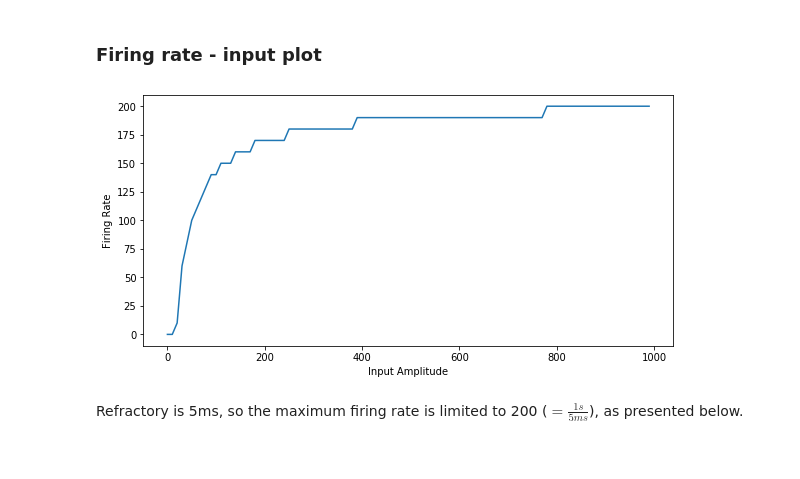
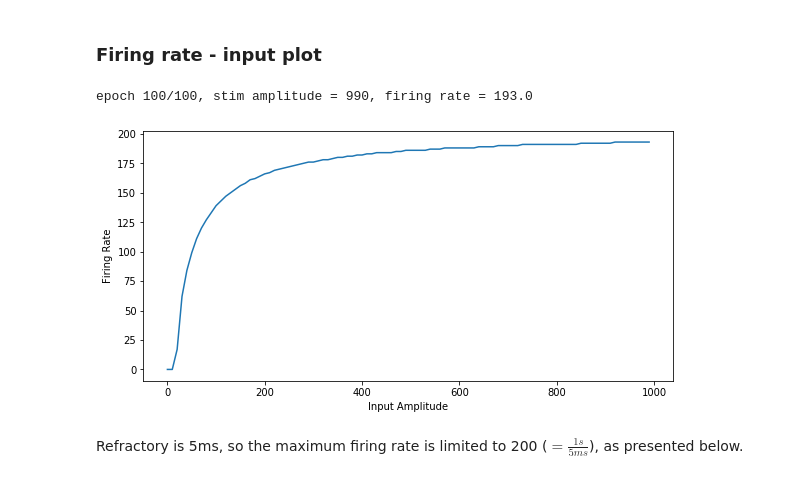
Before and after one commit to Gracewx/BrainPy-Models, a Jupyter notebook: docs/neurons/LIF_model.ipynb, the cells around one changed output. Cells and saved outputs as stored; diff of their text form; code cells hidden in the pictures.

```diff
--- a/docs/neurons/LIF_model.ipynb
+++ b/docs/neurons/LIF_model.ipynb
@@ -64,7 +67,7 @@ During the progress of "jump" and "reset", we say the neuron fires and generates
 # %%
 ## define Leaky Integrate-and-Fire model
 def LIF_model(Vr = 0., Vth = 20., Rm = 1., Cm = 10., tau_m = 10., refTime = 5., noise = 0.):
-    ST = nb.types.NeuState(
+    ST = bp.types.NeuState(
         {'Vm': 0, 'refState': 0, 'input':0, 'spikeCnt':0}
     )
     '''
@@ -75,11 +78,9 @@ def LIF_model(Vr = 0., Vth = 20., Rm = 1., Cm = 10., tau_m = 10., refTime = 5.,
     spikeCnt: total spike cnt (record to compute firing rate).
     '''
 
-    g = lambda V, _t_, I_syn: noise / tau_m
-
-    @nb.integrate (noise = g)
+    @bp.integrate
     def int_v(V, _t_, I_syn):  # integrate u(t)
-        return (- ( V - Vr ) + Rm * I_syn) / tau_m
+        return (- ( V - Vr ) + Rm * I_syn) / tau_m, noise / tau_m
 
     def update(ST, _t_):
         # update variables
@@ -95,7 +96,7 @@ def LIF_model(Vr = 0., Vth = 20., Rm = 1., Cm = 10., tau_m = 10., refTime = 5.,
             ST['refState'] -= 1
         ST['input'] = 0.  #ST['input'] is current input (only valid for current step, need reset each step)
 
-    return nb.NeuType(name = 'LIF_neuron', requires = dict(ST=ST), steps = update, vector_based = False)
+    return bp.NeuType(name = 'LIF_neuron', requires = dict(ST=ST), steps = update, vector_based = False)
 # %% [markdown]
 npbrain supports 1D/2D neuron networks. In this example, we create a neuron group including 10 neurons, then convert it into a network. Using function <code>npbrain.network.run()</code>, an input is added on the net, and we simulate the net for 100ms. Two randomly chosen neurons' u-t plots are drawn.
 # %%
@@ -153,7 +153,7 @@ This graph presents the u-t plot of a single neuron. With noisy input, this neur
 # %%
 # spike pattern under constant input current of different amplitude
 # make input
-current, pos_dur = nb.inputs.constant_current([(0, duration), (10, duration),
+current, pos_dur = bp.inputs.constant_current([(0, duration), (10, duration),
                                                (0, duration), (20, duration),
                                                (0, duration), (21, duration),
                                                (0, duration), (40, duration),
@@ -161,20 +161,20 @@ current, pos_dur = nb.inputs.constant_current([(0, duration), (10, duration),
                                               ])
 
 
-single_neu1 = nb.NeuGroup(LIF_neuron, geometry = (1, ), monitors = ['Vm'],
+single_neu1 = bp.NeuGroup(LIF_neuron, geometry = (1, ), monitors = ['Vm'],
                           pars_update = {
                           'Vr': 0,
                           'tau_m': 10,
                           'noise': 0
                          })  #create a single neuron.
-net = nb.Network(single_neu1)
+net = bp.Network(single_neu1)
 
 #simulate
 net.run(duration = pos_dur, inputs = [single_neu1, "ST.input", current], report = True)
 
 #paint
 ts = net.ts
-fig, gs = nb.visualize.get_figure(1, 1, 4, 8)
+fig, gs = bp.visualize.get_figure(1, 1, 4, 8)
 fig.add_subplot(gs[0, 0])
 plt.xlabel('Time (ms)')
 plt.ylabel('Input')
@@ -183,7 +183,7 @@ plt.plot(ts, current, label = f'input')
 plt.legend()
 plt.show()
 
-fig, gs = nb.visualize.get_figure(1, 1, 4, 8)
+fig, gs = bp.visualize.get_figure(1, 1, 4, 8)
 fig.add_subplot(gs[0, 0])
 plt.xlabel('Time (ms)')
 plt.ylabel('Membrane Potential')
@@ -228,31 +228,44 @@ Therefore, the simulation result accords with math deduction.
 # %%
 # Relation between firing rate and input amplitude
 amplitudeList = []  # input amplitude list
 fRateList = []      # firing rate list
 
-for i in range(0, 1000, 10):
-    current, pos_dur = nb.inputs.constant_current([(i, duration)])
-    single_neu2 = nb.NeuGroup(LIF_neuron, geometry = (1, ), monitors = ['Vm', 'spikeCnt'],
+fRate_dur = 1000
+stim_start = 0
+stim_end = 1000
+stim_range = stim_end - stim_start
+stim_step = 10
+epoch = stim_range / stim_step
+step = 0
+for i in range(stim_start, stim_end, stim_step):
+    current, pos_dur = bp.inputs.constant_current([(i, fRate_dur)])
+    single_neu2 = bp.NeuGroup(LIF_neuron, geometry = (1, ), monitors = ['Vm', 'spikeCnt'],
                           pars_update = {
                           'Vr': 0,
                           'tau_m': 10,
                           'noise': 1
                          })  #create a single neuron.
-    net = nb.Network(single_neu2)
+    net = bp.Network(single_neu2)
 
     net.run(duration = pos_dur, inputs = [single_neu2, "ST.input", current], report = False)
 
+    fRate = single_neu2.mon.spikeCnt[-1, 0] * (1000/fRate_dur)
     amplitudeList.append(i)
-    fRateList.append(single_neu2.mon.spikeCnt[-1, 0] * (1000/duration))
+    fRateList.append(fRate)
 
-fig, gs = nb.visualize.get_figure(1, 1, 4, 8)
+    #if step%10==0:
+    step += 1
+    print(f"epoch {step}/{int(epoch)}, stim amplitude = {i}, firing rate = {fRate}", end = '\r', flush = True)
+
+fig, gs = bp.visualize.get_figure(1, 1, 4, 8)
 fig.add_subplot(gs[0, 0])
 plt.xlabel('Input Amplitude')
 plt.ylabel('Firing Rate')
 plt.plot(amplitudeList, fRateList)
 plt.show()
 # %% [output]
+epoch 100/100, stim amplitude = 990, firing rate = 193.0
-[figure, old version]
+[figure, new version]
 # %% [markdown]
 Refractory is 5ms, so the maximum firing rate is limited to 200 ($= \frac{1s}{5ms}$), as presented below.
 # %% [markdown]
```
Also changed, not shown: parts of 5 cells of this notebook, 4 other files.
